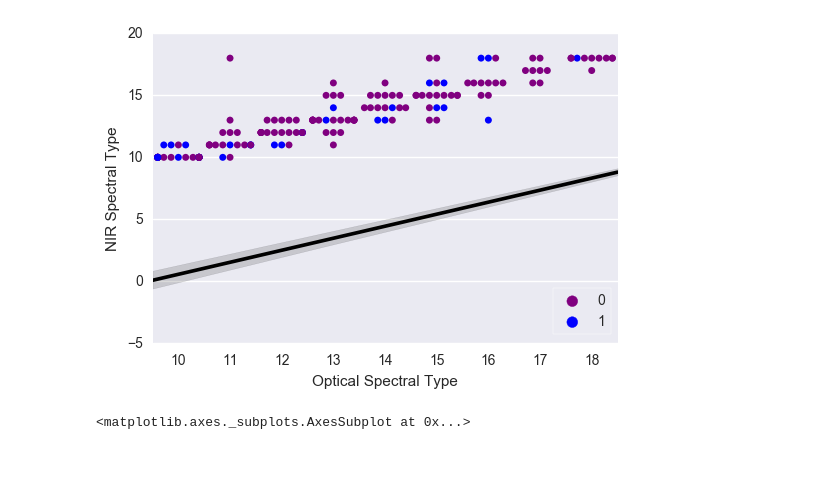
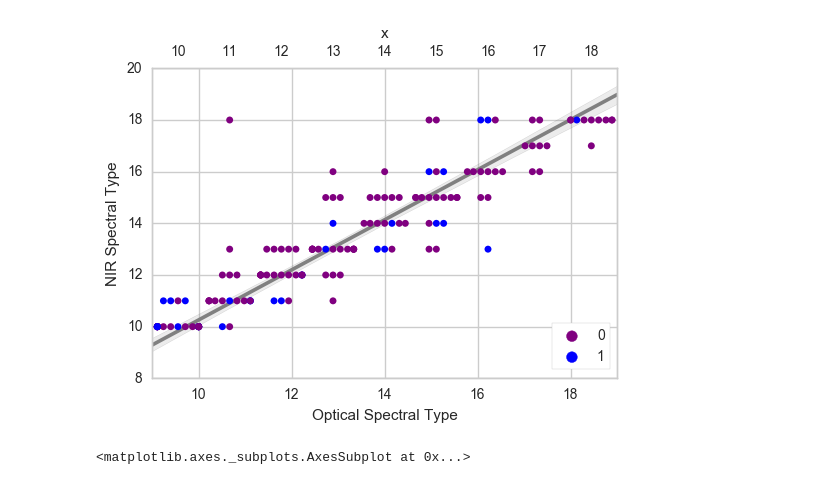
Before and after one commit to kelle/NIRSpecFigures, a Jupyter notebook: Spectype_Diff.ipynb, the cells around one changed output. Drawn from its saved outputs; the diff is of its cells as text; code cells hidden in the pictures.

```diff
--- a/Spectype_Diff.ipynb
+++ b/Spectype_Diff.ipynb
@@ -12,7 +12,7 @@ import collections
 # to import seaborn without bringing in styles
 
 import seaborn as sns
-# sns.set_style("whitegrid")
+sns.set_style("whitegrid")
 %matplotlib inline
 # plt.rcParams['font.family']='serif'
 # %%
@@ -162,32 +162,35 @@ for ii in range(len(NIR_spectype)):
 # %%
 # y=np.array([10,18])
 # x=y
 
 #I thought this would allow a trend line, does not, instead will try to for loop with if statements for opacity
 
 # for x,y in zip(OPT_spectype_nog, NIR_spectype_nog):
 #     if y == x:
 #         x_data=x
 #         y_data=y
 #         sns.swarmplot(x=x_data, y=y_data, alpha=0.5)
 #     if y == x+1 or y == x-1:
 #         sns.swarmplot(x=OPT_spectype_nog, y=NIR_spectype_nog, hue=g_diff, palette=['purple', 'blue'], alpha=0.65)
 #     if y > x+1 or y < x-1:
 #         sns.swarmplot(x=OPT_spectype_nog, y=NIR_spectype_nog, hue=g_diff, palette=['purple', 'blue'], alpha=0.3)
 
 import pandas as pd
 df = pd.DataFrame({"x":OPT_spectype_nog,"y":NIR_spectype_nog} )
 
+fig, ax = plt.subplots()
+ax2 = ax.twiny()
+sns.swarmplot(x="x", y="y", data= df, hue=g_diff, palette=['purple', 'blue'], ax=ax2)
+sns.regplot(y="y", x="x", data= df, color='grey', scatter_kws={"alpha" : 0.0},  ax=ax)
+ax2.grid(False)
 
-sns.swarmplot(y="y", x="x", data= df, hue=g_diff, palette=['purple', 'blue'])
-sns.regplot(y="y", x="x", data= df, color='k', scatter_kws={"alpha" : 0.0})
-plt.legend(bbox_to_anchor=(1, 0.2), frameon='True')
-plt.xlabel("Optical Spectral Type")
-plt.ylabel("NIR Spectral Type")
+ax2.legend(bbox_to_anchor=(1, 0.2), frameon='True')
+ax.set_xlabel("Optical Spectral Type")
+ax.set_ylabel("NIR Spectral Type")
 
 sns.plt.show()
 # %% [output]
-[figure, old version]
+[figure, new version]
 # %%
 sns.regplot(y="y", x="x", data= df, color='k', scatter_kws={"alpha" : 0.0})
 # %% [output]
```
